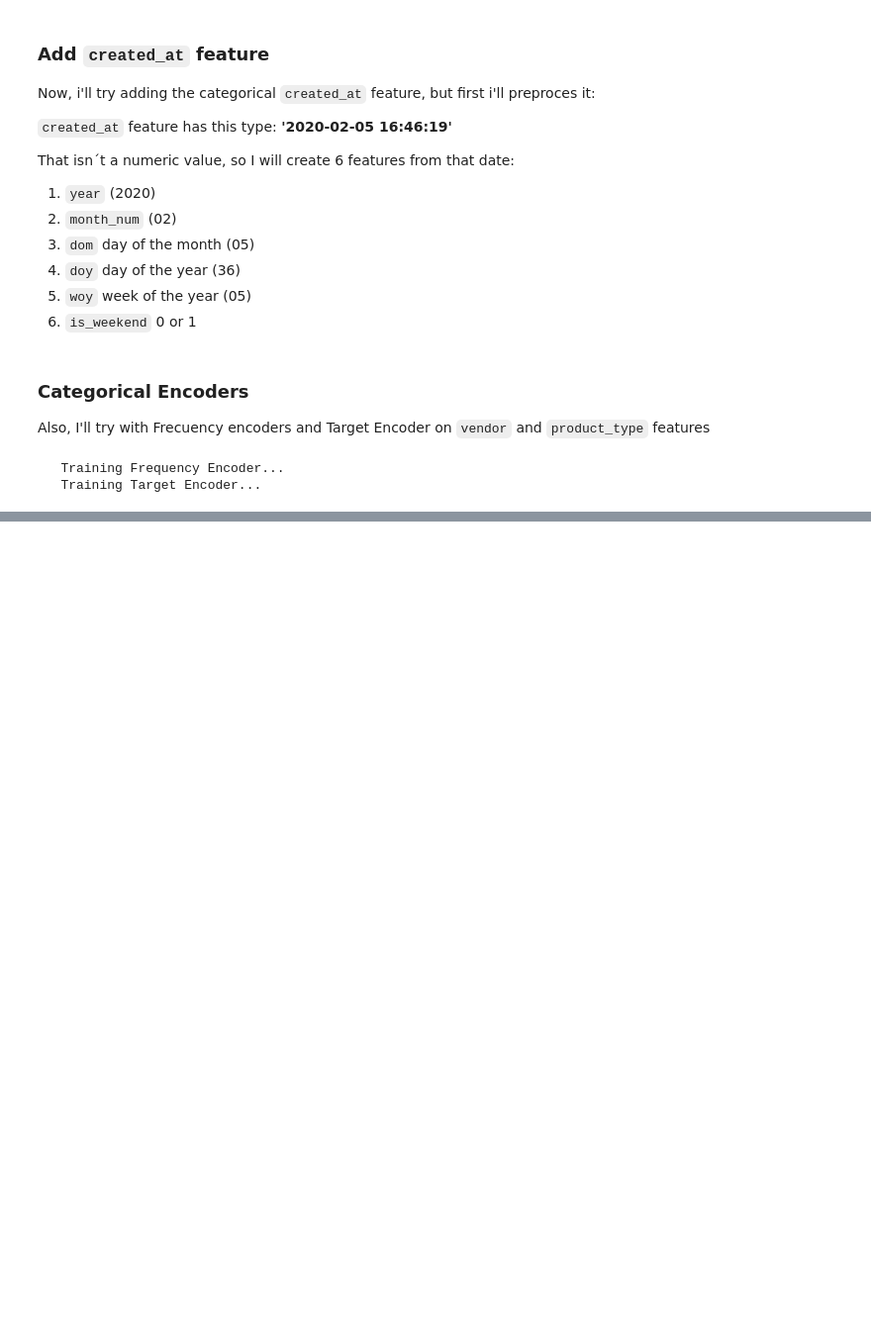
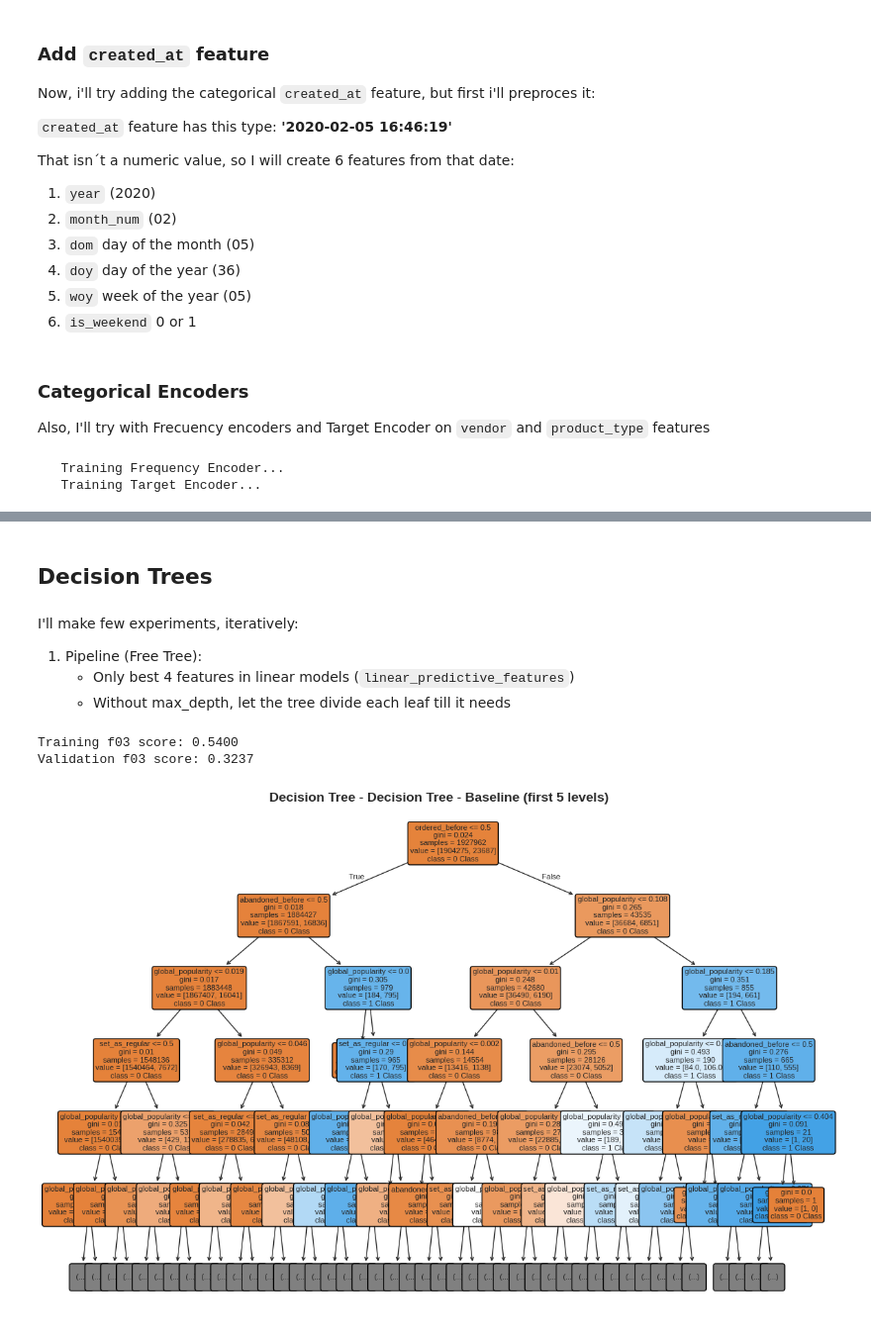
Before and after one commit to Riemann-def/zrive-ds, a Jupyter notebook: src/module_4/notebook.ipynb, the cells around one changed output, grey strips where cells are left out. Shown at 99% size. Drawn from its saved outputs; the diff is of its cells as text; code cells hidden in the pictures; blank space fills up the shorter version.

Commit message:
notebook: decision tree 4-variables experiment

```diff
--- a/src/module_4/notebook.ipynb
+++ b/src/module_4/notebook.ipynb
@@ -818,0 +758,2 @@ We can see that date_year and date_doy have little importance.
+# %% [markdown]
+## Decision Trees
@@ -818,0 +798,58 @@ We can see that date_year and date_doy have little importance.
+# %% [markdown]
+I'll make few experiments, iteratively:
+1. Pipeline (Free Tree):
+    - Only best 4 features in linear models (`linear_predictive_features`)
+    - Without max_depth, let the tree divide each leaf till it needs
+# %%
+linear_pipeline_features = [
+    'global_popularity',
+    'ordered_before',
+    'abandoned_before',
+    'set_as_regular'
+]
+
+baseline_tree_info = {
+    'name': 'Decision Tree - Baseline',
+    'features': linear_pipeline_features,
+    'config': {
+        'max_depth': None,
+        'min_samples_split': 2,
+        'min_samples_leaf': 1,
+        'criterion': 'gini'
+    }
+}
+
+
+def evaluate_decision_tree_pipeline(
+        X_train, y_train, X_val, y_val, tree_info
+    ) -> Pipeline:
+
+    pipeline = Pipeline([
+        ('model', DecisionTreeClassifier(
+            max_depth=tree_info['config']['max_depth'],
+            criterion=tree_info['config']['criterion'],
+            min_samples_split=tree_info['config']['min_samples_split'],
+            min_samples_leaf=tree_info['config']['min_samples_leaf'],
+            random_state=random_state
+        ))
+    ])
+
+    pipeline.fit(X_train[tree_info['features']], y_train)
+
+    y_train_pred = pipeline.predict(X_train[tree_info['features']])
+    y_val_pred = pipeline.predict(X_val[tree_info['features']])
+    f03_score_train = fbeta_03_score(y_train, y_train_pred)
+    f03_score_val = fbeta_03_score(y_val, y_val_pred)
+    print(f"Training f03 score: {f03_score_train:.4f}")
+    print(f"Validation f03 score: {f03_score_val:.4f}")
+
+    return pipeline
+
+pipeline = evaluate_decision_tree_pipeline(X_train, y_train, X_val, y_val, baseline_tree_info)
+plot_tree_visual(pipeline,
+                  baseline_tree_info['features'],
+                  baseline_tree_info['name'])
+# %% [output]
+Training f03 score: 0.5400
+Validation f03 score: 0.3237
+[figure, added]
```
Also changed, not shown: parts of 19 cells of this notebook.
